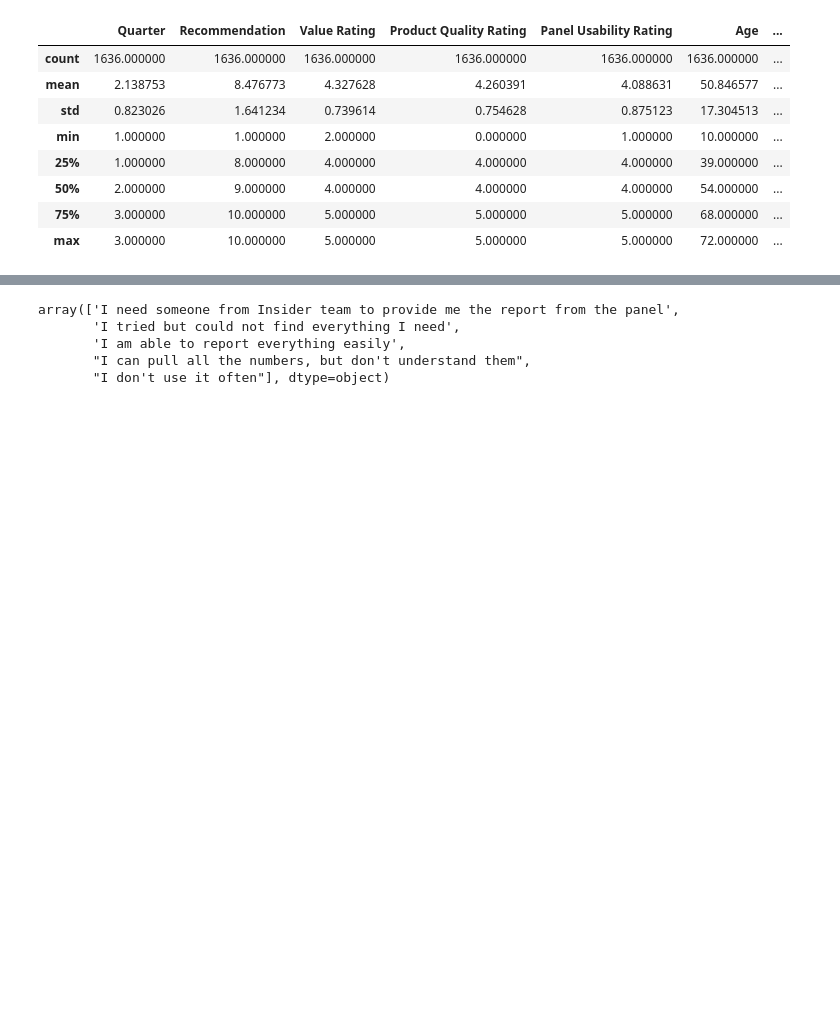
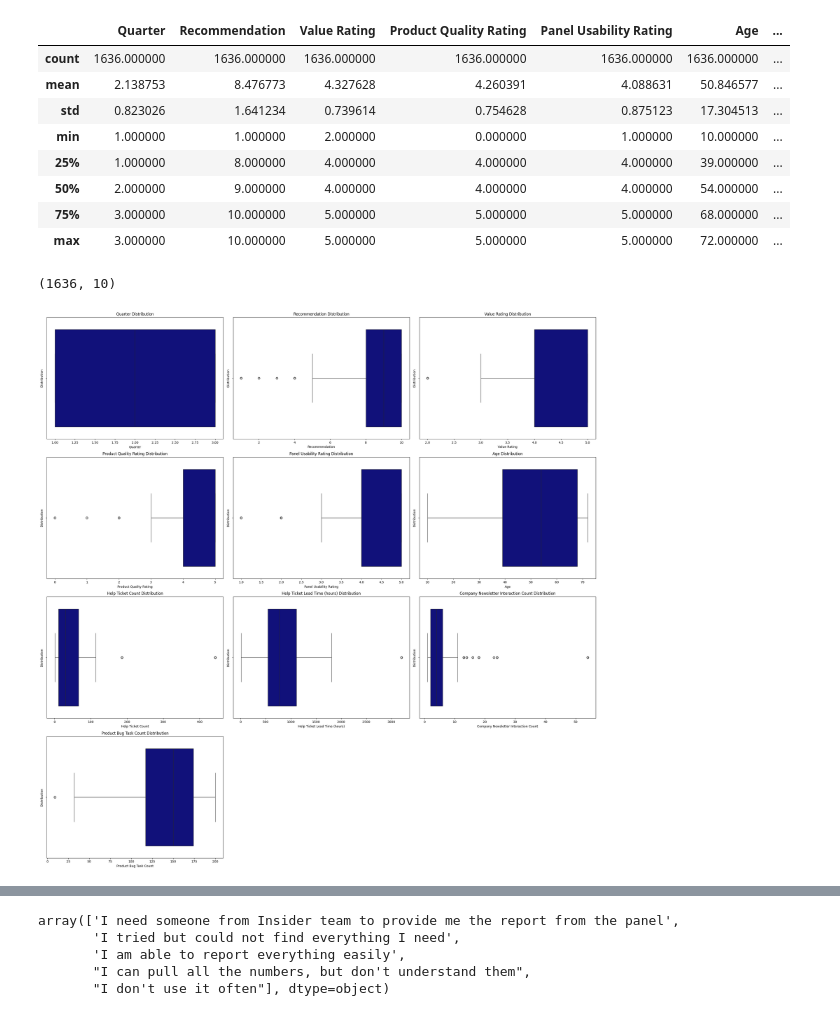
Before and after one commit to EfeDogan/datathon, a Jupyter notebook: main.ipynb, the cells around one changed output, grey strips where cells are left out. Drawn from its saved outputs; the diff is of its cells as text; code cells hidden in the pictures; blank space fills up the shorter version.

```diff
--- a/main.ipynb
+++ b/main.ipynb
@@ -107,3 +118,18 @@ df_num.describe()
 | 50% | 2.000000 | 9.000000 | 4.000000 | 4.000000 | 4.000000 | 54.000000 | ... |
 | 75% | 3.000000 | 10.000000 | 5.000000 | 5.000000 | 5.000000 | 68.000000 | ... |
 | max | 3.000000 | 10.000000 | 5.000000 | 5.000000 | 5.000000 | 72.000000 | ... |
+# %%
+print(df_num.shape)
+# %% [output]
+(1636, 10)
+# %%
+# Outliers boxplot
+fig = plt.figure(figsize=(25, 25))
+for i, col in enumerate(df_num.columns):
+    ax = fig.add_subplot(4, 3, i+1)
+    sns.boxplot(x = df_num[col].ffill(), color='darkblue')
+    ax.set_title(col + " Distribution", color='k')
+    plt.ylabel('Distribution')
+fig.tight_layout()
+# %% [output]
+[figure, added]
```
Also changed, not shown: parts of 6 cells of this notebook.
